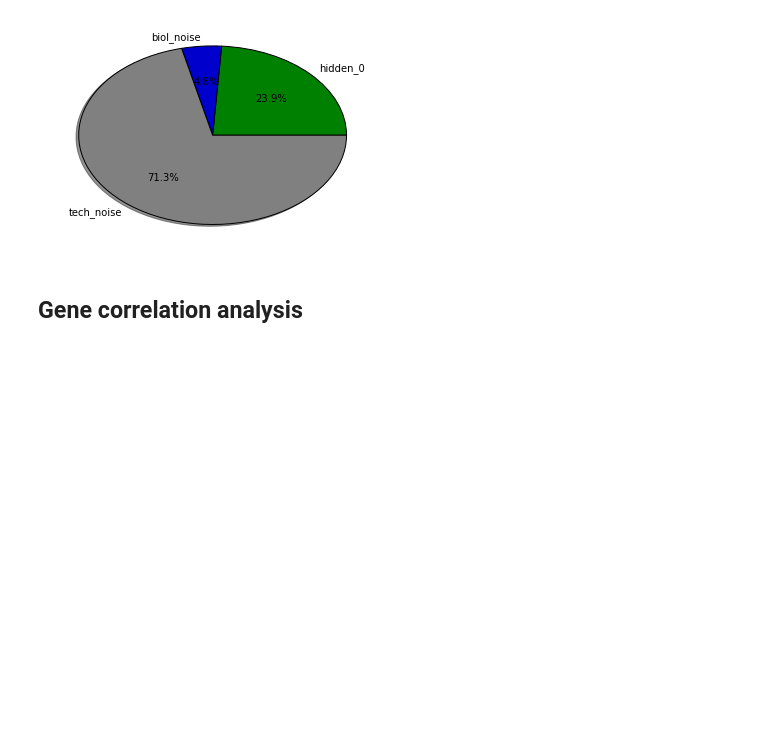
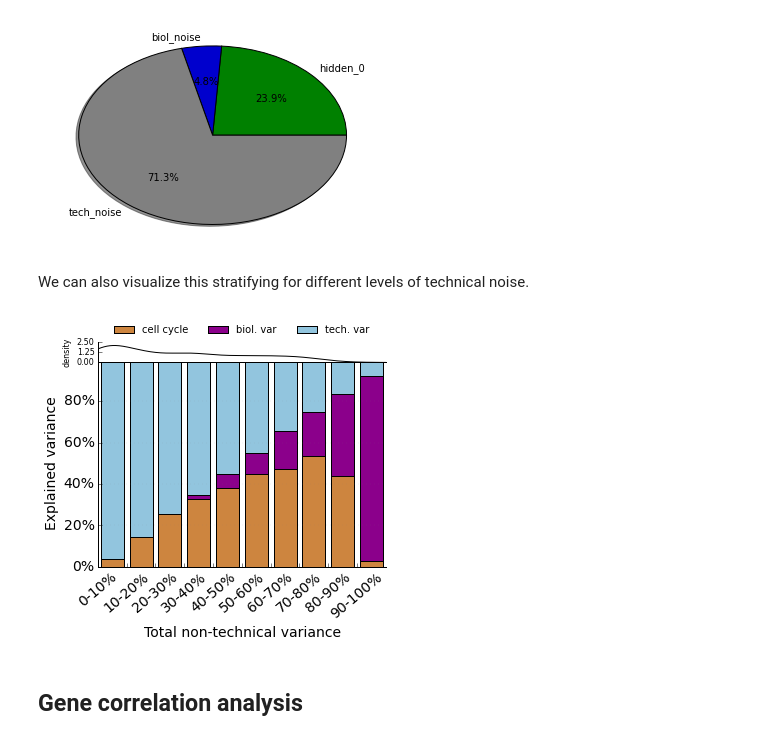
Before and after one commit to PMBio/scLVM, a Jupyter notebook: tutorials/tcell_demo.ipynb, the cells around one changed output. Saved outputs shown, nothing was run; the diff lists cells and outputs as text; code cells hidden in the pictures; blank space fills up the shorter version.

```diff
--- a/tutorials/tcell_demo.ipynb
+++ b/tutorials/tcell_demo.ipynb
@@ -140,6 +147,13 @@ pp=PL.pie(var_mean,labels=var_info['col_header'],autopct='%1.1f%%',colors=colors
        shadow=True, startangle=0)
 # %% [output]
 [figure]
+# %% [markdown]
+We can also visualize this stratifying for different levels of technical noise.
+# %%
+H2=1-var_filtered[:,2]
+var_plot(var_filtered,H2,CFG['var_comp_fields'][SP.array([0,1,2])],filename='./cache/var_plot.pdf',normalize=True, figsize=[5,4])
+# %% [output]
+[figure, added]
 # %% [markdown]
 ## Gene correlation analysis
 # %% [markdown]
```
Also changed, not shown: parts of 7 cells of this notebook, 2 other files.
